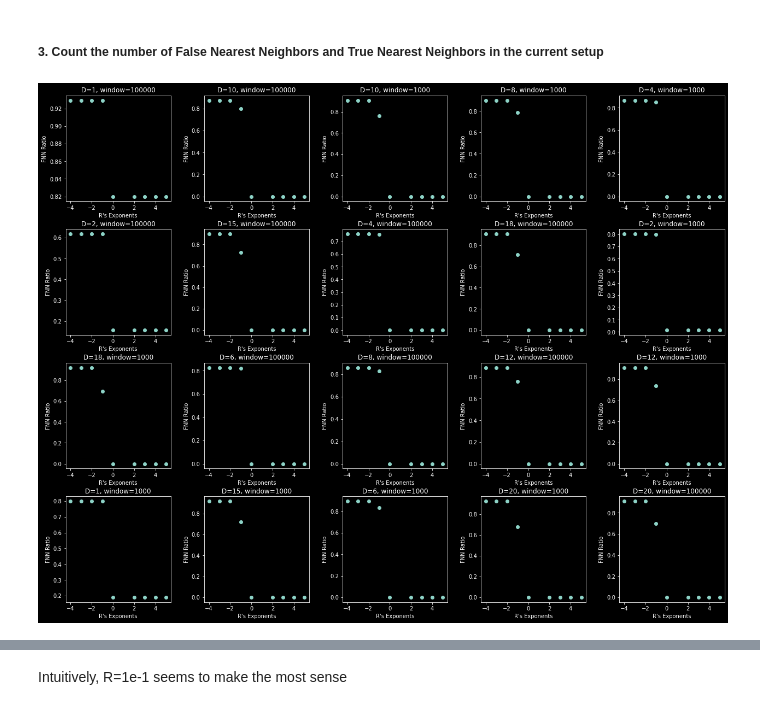
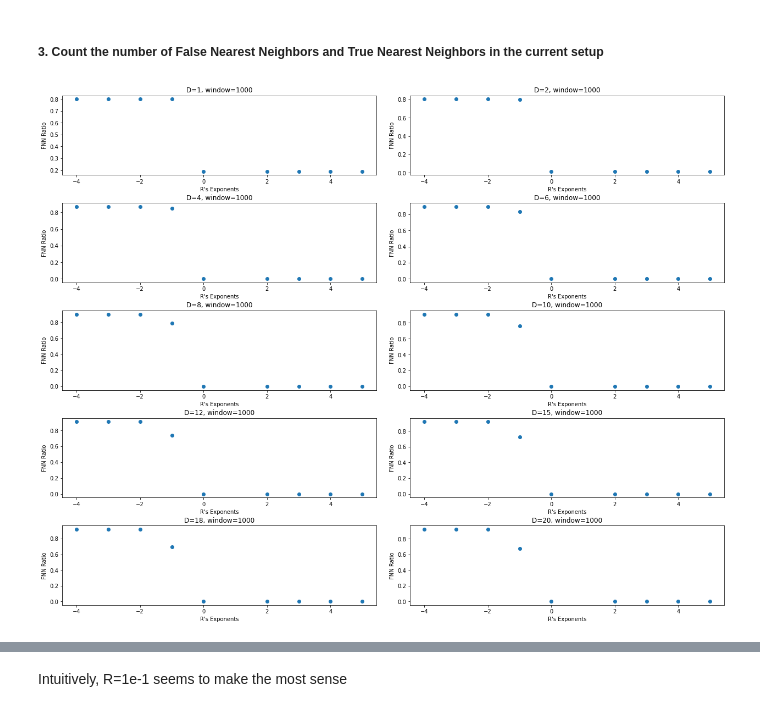
Before and after one commit to llfuller/DDF-HVC-CM-Neurons, a Jupyter notebook: false_nearest_neighbor_example.ipynb, the cells around one changed output, grey strips where cells are left out. Saved outputs shown, nothing was run; the diff lists cells and outputs as text; code cells hidden in the pictures.

Commit message:
Update fnn for report plots

```diff
--- a/false_nearest_neighbor_example.ipynb
+++ b/false_nearest_neighbor_example.ipynb
@@ -273,20 +273,34 @@ for (d, window), d_data in tqdm(D_data_dict.items()):
         R = float(f'1e{e}')
         fnn_ratio = count_fnn(D_index_dict[(d, window)], d_data, threshold_R=R)
         D_results[(d, window)].append(fnn_ratio)
+# %%
+# divide the graph into two plots by windows, and sort by D values
+D_100000 = {}
+D_1000 = {}
+
+for (d, window_size), lst in D_results.items():
+    if window_size == 1000:
+        D_1000[d] = lst
+    if window_size == 100000:
+        D_100000[d] = lst
+
+D_1000 = dict(sorted(D_1000.items(), key=lambda x: x[0]))
+D_100000 = dict(sorted(D_100000.items(), key=lambda x: x[0]))
 # %%
 # plot fnn vs R for each D
-r,c=4, len(D_results)//4
+window=1000
+r,c=5, len(D_1000)//4
 fig, axes = plt.subplots(r, c, figsize=(18, 14))
 fig.tight_layout(pad=3.0)
 r_i, c_i = 0, 0
-for (d, window), fnn_data in D_results.items():
+for d, fnn_data in D_1000.items():
     axes[r_i, c_i].set_title(f'D={d}, window={window}')
     axes[r_i, c_i].set_xlabel("R's Exponents")
     axes[r_i, c_i].set_ylabel("FNN Ratio")
     axes[r_i, c_i].scatter(exp, fnn_data)
     c_i +=1
     if c_i == c:
         c_i = 0
         r_i +=1
 # %% [output]
-[figure, old version]
+[figure, new version]
```
Also changed, not shown: parts of 3 cells of this notebook, 1 other file.
